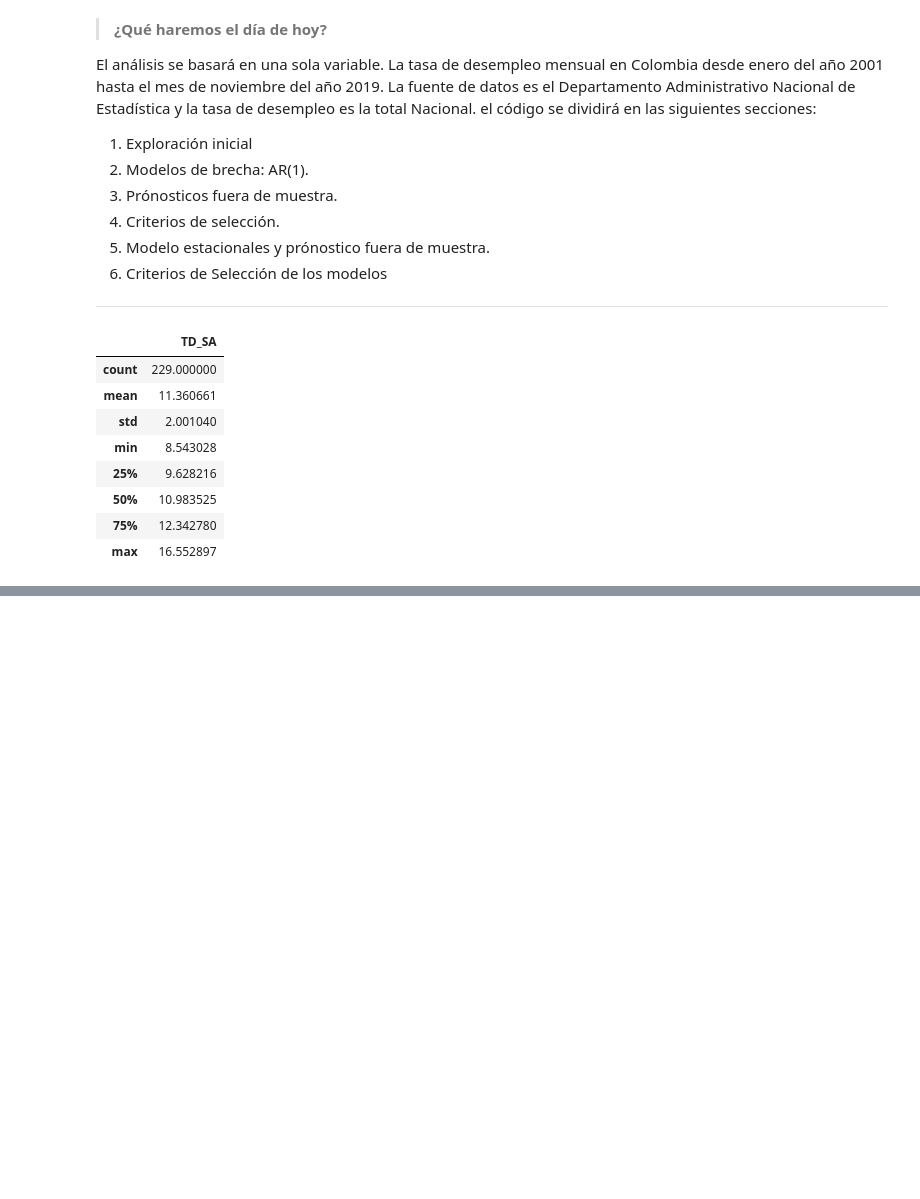
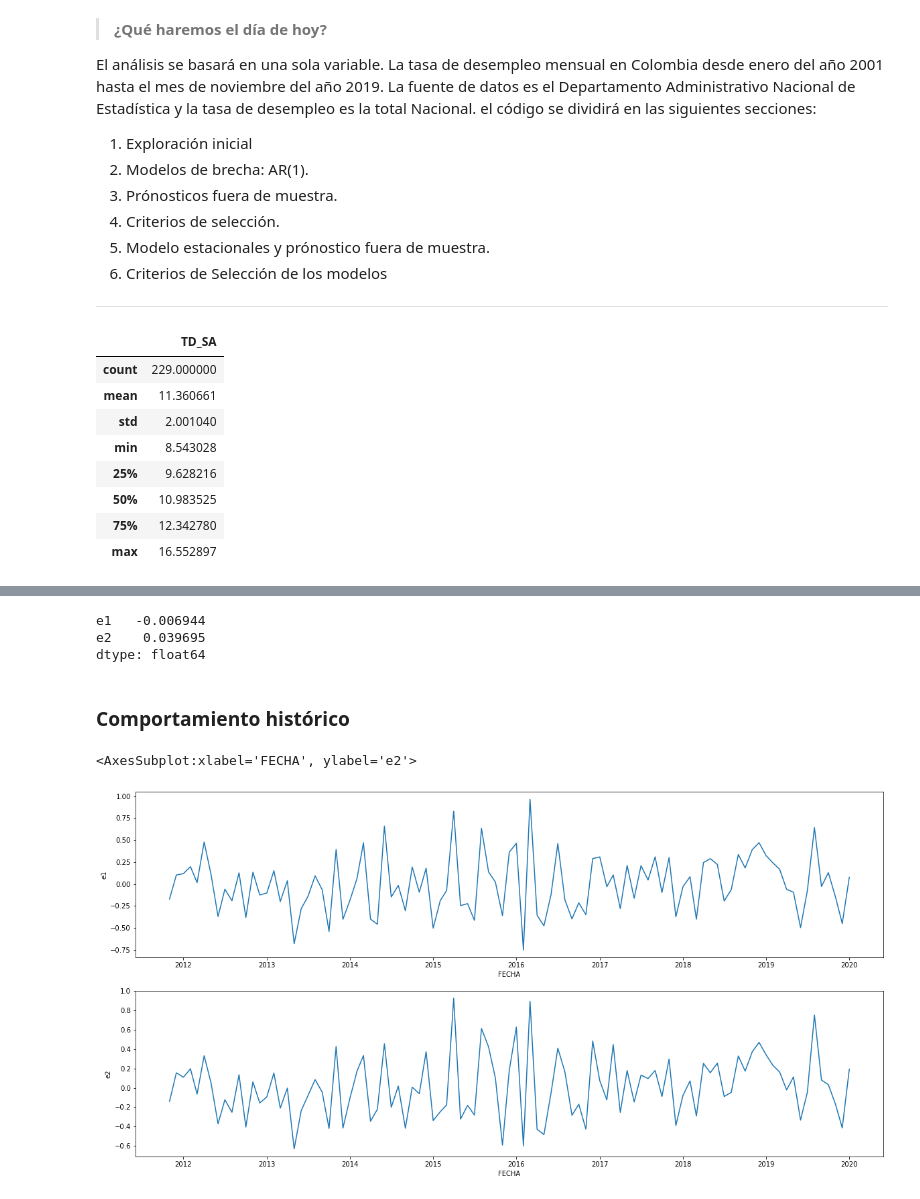
Before and after one commit to jguerrae/Series-de-tiempo-Uniandes, a Jupyter notebook: 7_EvaluaciónPronPunto (C8)/8_EvalPronPun.ipynb, the cells around one changed output, grey strips where cells are left out. Saved outputs shown, nothing was run; the diff lists cells and outputs as text; code cells hidden in the pictures; blank space fills up the shorter version.

```diff
--- a/7_EvaluaciónPronPunto (C8)/8_EvalPronPun.ipynb
+++ b/7_EvaluaciónPronPunto (C8)/8_EvalPronPun.ipynb
@@ -332,0 +276,26 @@ Q-test
+# %%
+#ERRORES ESTANDARES
+(descriptivas.iloc[1]/descriptivas.iloc[2])[4:]
+# %% [output]
+e1   -0.006944
+e2    0.039695
+dtype: float64
+# %% [markdown]
+### Comportamiento histórico
+# %%
+fig, ax =plt.subplots(2,1, figsize=(20, 10), sharex = False) #NUESTRA FIGURA TENDRÁ DOS SUBIMAGENES CON UNA ORTIENCACIÓN DE UNA 1X2
+
+#FIG 1
+sns.lineplot(y = df.e1, x = df.e1.index, dashes= True, err_style ="bars", ax = ax[0])
+
+
+# plot_acf(df.TD_SA, ax = ax[0], alpha = 0.05)
+sns.lineplot(y = df.e2, x = df.e2.index, dashes= True, err_style ="bars", ax = ax[1])
+
+
+#FIG 2
+# plot_pacf(df.PIB, ax = ax[1], alpha = 0.05, method = "ols")
+# ax[1].set_xlabel('Rezago', fontsize=10)
+# %% [output]
+<AxesSubplot:xlabel='FECHA', ylabel='e2'>
+[figure, added]
```
Also changed, not shown: parts of 80 cells of this notebook, 1 other file.
